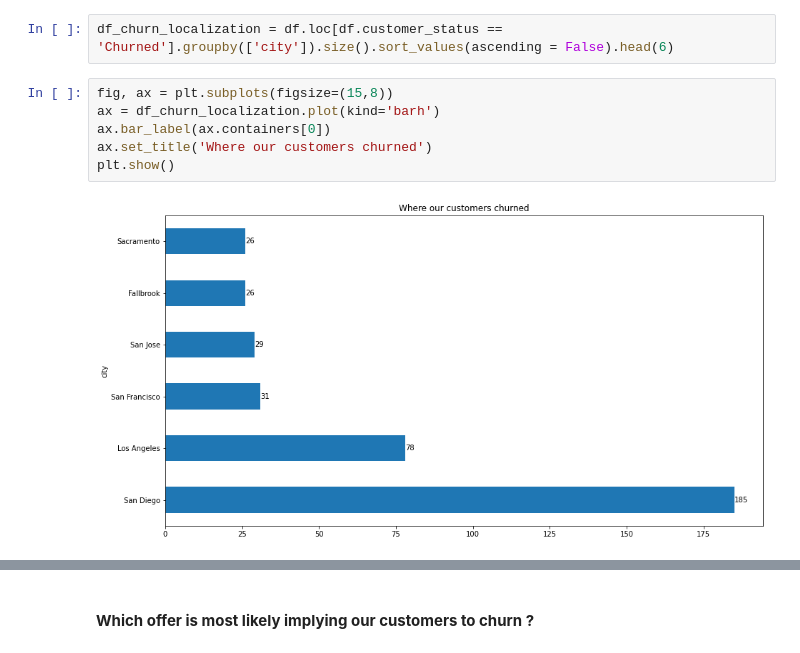
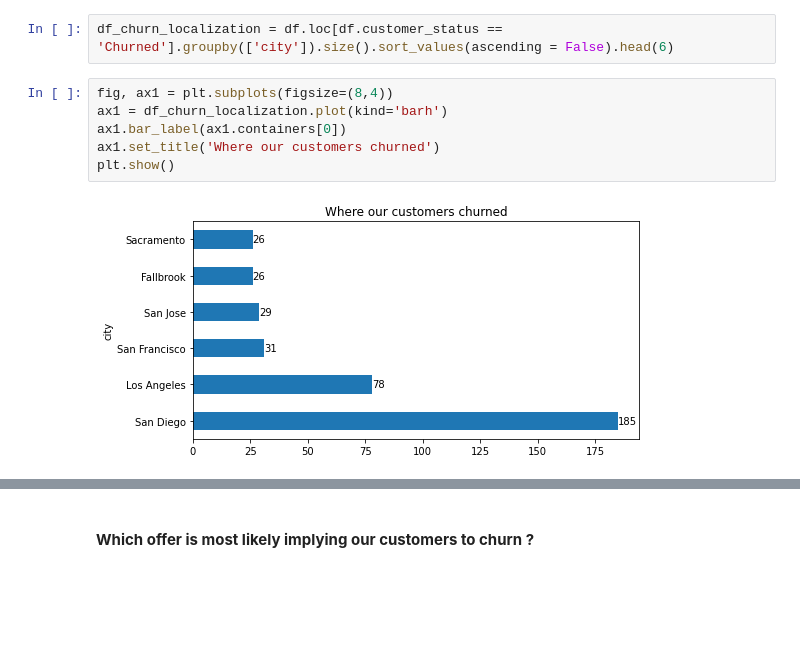
Before and after one commit to Yurhigz/Telecom_Churn, a Jupyter notebook: Script_Python.ipynb, the cells around one changed output, grey strips where cells are left out. Drawn from its saved outputs; the diff is of its cells as text; blank space fills up the shorter version.

```diff
--- a/Script_Python.ipynb
+++ b/Script_Python.ipynb
@@ -288,10 +293,10 @@ plt.show()
 # %%
 df_churn_localization = df.loc[df.customer_status == 'Churned'].groupby(['city']).size().sort_values(ascending = False).head(6)
 # %%
-fig, ax = plt.subplots(figsize=(15,8))
-ax = df_churn_localization.plot(kind='barh')
-ax.bar_label(ax.containers[0])
-ax.set_title('Where our customers churned')
+fig, ax1 = plt.subplots(figsize=(8,4))
+ax1 = df_churn_localization.plot(kind='barh')
+ax1.bar_label(ax1.containers[0])
+ax1.set_title('Where our customers churned')
 plt.show()
 # %% [output]
-[figure, old version]
+[figure, new version]
```
Also changed, not shown: parts of 33 cells of this notebook.
